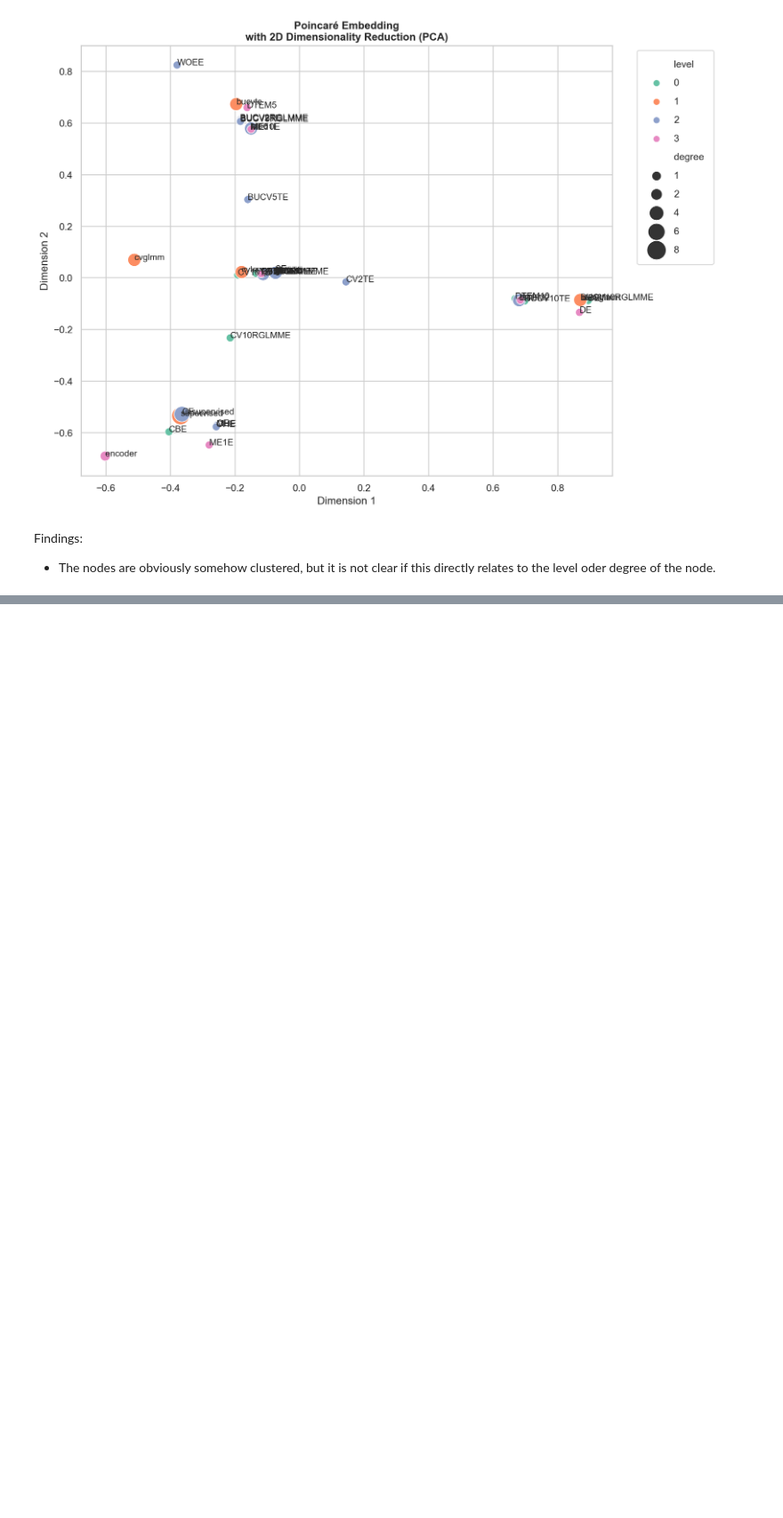
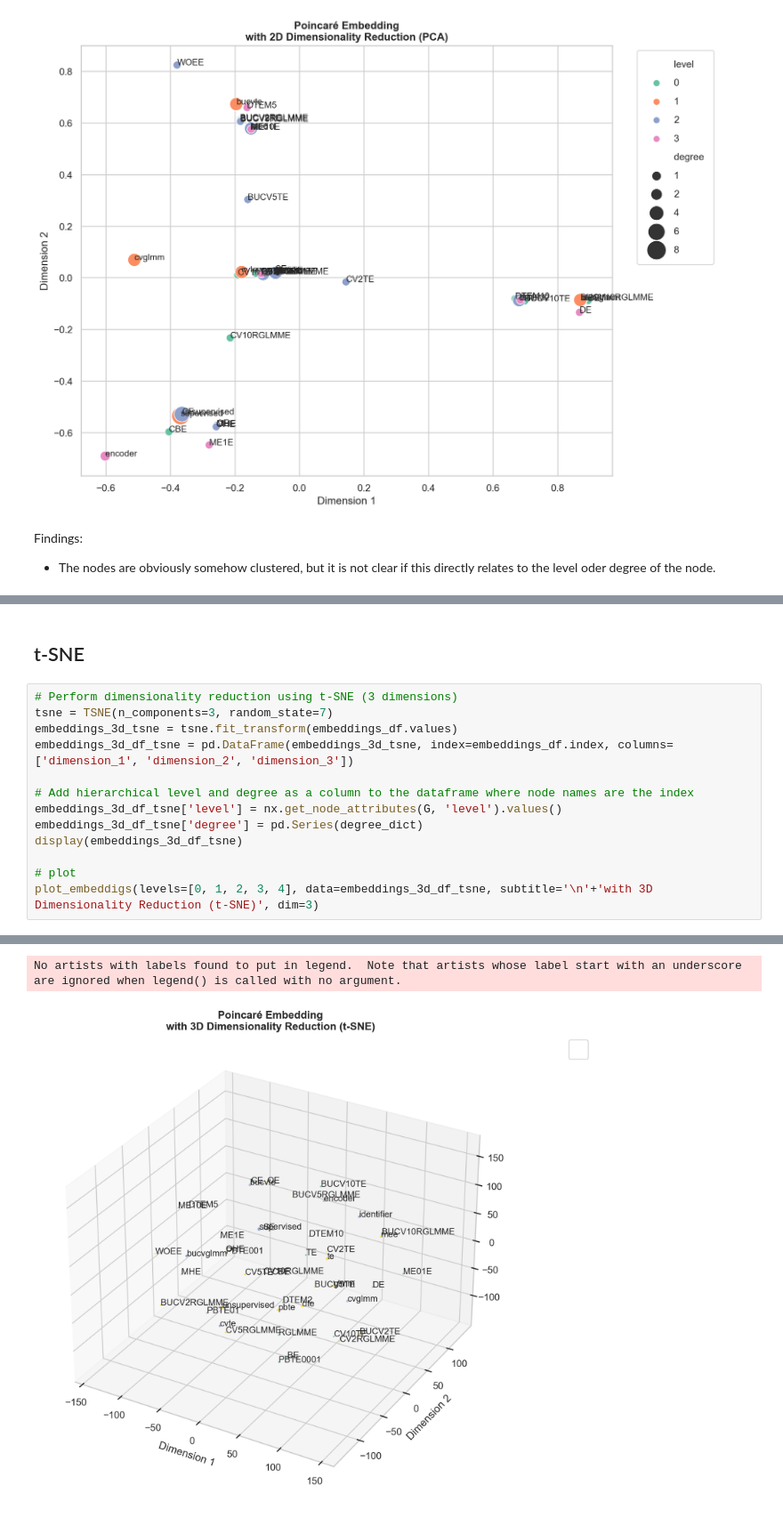
Before and after one commit to nina-prog/meta-learning-for-encoder-selection, a Jupyter notebook: notebooks/week09/week09-encoding-of-encoders.ipynb, the cells around one changed output, grey strips where cells are left out. Shown at 89% size. Saved outputs shown, nothing was run; the diff lists cells and outputs as text; blank space fills up the shorter version.

```diff
--- a/notebooks/week09/week09-encoding-of-encoders.ipynb
+++ b/notebooks/week09/week09-encoding-of-encoders.ipynb
@@ -427,0 +509,16 @@ Findings:
+# %% [markdown]
+## t-SNE
+# %%
+# Perform dimensionality reduction using t-SNE (3 dimensions)
+tsne = TSNE(n_components=3, random_state=7)
+embeddings_3d_tsne = tsne.fit_transform(embeddings_df.values)
+embeddings_3d_df_tsne = pd.DataFrame(embeddings_3d_tsne, index=embeddings_df.index, columns=['dimension_1', 'dimension_2', 'dimension_3'])
+
+# Add hierarchical level and degree as a column to the dataframe where node names are the index
+embeddings_3d_df_tsne['level'] = nx.get_node_attributes(G, 'level').values()
+embeddings_3d_df_tsne['degree'] = pd.Series(degree_dict)
+display(embeddings_3d_df_tsne)
+
+# plot
+plot_embeddigs(levels=[0, 1, 2, 3, 4], data=embeddings_3d_df_tsne, subtitle='\n'+'with 3D Dimensionality Reduction (t-SNE)', dim=3)
+# %% [output]
@@ -427,0 +543,2 @@ Findings:
+No artists with labels found to put in legend.  Note that artists whose label start with an underscore are ignored when legend() is called with no argument.
+[figure, added]
```
Also changed, not shown: parts of 17 cells of this notebook.
